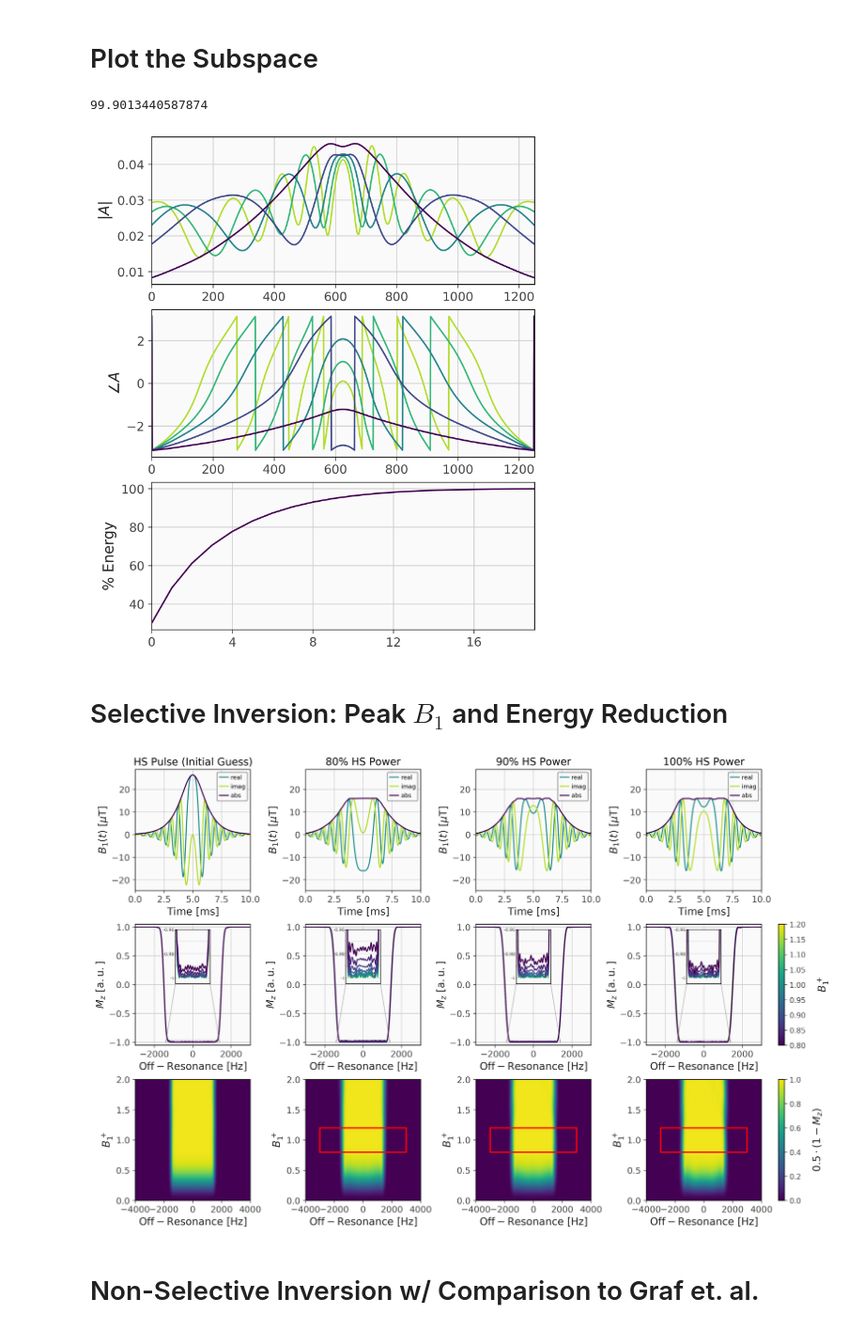
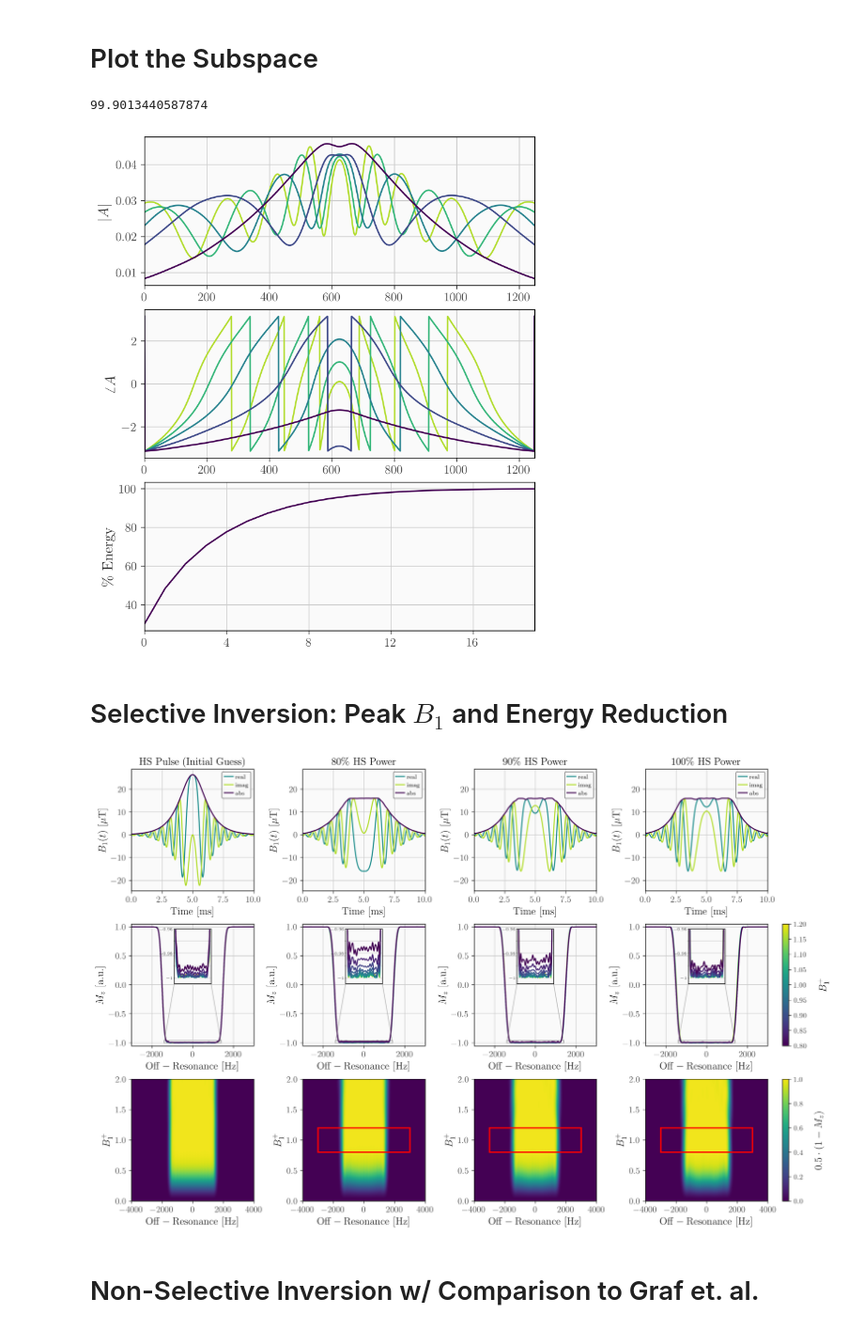
Before and after one commit to AdaptiveMRILab/constrained_inversion_mrm, a Jupyter notebook: plot_pulses.ipynb, the cells around one changed output. Shown at 94% size. Saved outputs shown, nothing was run; the diff lists cells and outputs as text; code cells hidden in the pictures.

Commit message:
updated plots saved

```diff
--- a/plot_pulses.ipynb
+++ b/plot_pulses.ipynb
@@ -10,7 +10,7 @@ import matplotlib.colors as mcolors
 from matplotlib.colors import LinearSegmentedColormap
 from mpl_toolkits.axes_grid1.inset_locator import inset_axes, mark_inset
 
-use_tex = 0
+use_tex = 1
 plt.rcParams['text.usetex'] = use_tex
 matplotlib.rcParams['font.size'] = 14         # overall font size
 matplotlib.rcParams['axes.titlesize'] = 14    # size of the axes title
@@ -68,7 +68,7 @@ plt.savefig(figfile)
 plt.show()
 # %% [output]
 99.9013440587874
-[figure, old version]
+[figure, new version]
 # %% [markdown]
 # Selective Inversion: Peak $B_1$ and Energy Reduction
 # %%
@@ -130,35 +130,35 @@ with h5py.File(data_file,'r') as F:
         inax.set_xlim(-1400, 1400)
         inax.set_ylim(-1.005, -0.96)
         inax.tick_params(axis='x', labelsize=6)
         inax.tick_params(axis='y', labelsize=6, pad=0.25, length=1)
         inax.set_yticks([-1, -0.99, -0.98, -0.97, -0.96])
-        inax.set_yticklabels(['-1', '', '-0.98', '', '-0.96'])
+        inax.set_yticklabels([r'$-1$', '', r'$-0.98$', '', r'$-0.96$'])
         inax.set_xticks([])
         inax.set_xticklabels([])
         inax.grid()
         mark_inset(ax[1,p], inax, loc1=3, loc2=4, ec='gray', alpha=0.5)
 
         img = ax[2,p].imshow((1-mz_eval)/2, vmin=0.0, vmax=1.0, cmap=cmap, extent=[freq_eval.min(), freq_eval.max(), b1_eval.min(), b1_eval.max()], origin='lower')
         ax[2,p].set_aspect('auto')
         ax[2,p].set_ylabel(r'$B_1^+$')
         ax[2,p].set_xlabel(r'$\mathrm{Off-Resonance\ [Hz]}$')
         if show_optimized_region:
             rect = matplotlib.patches.Rectangle((x_corner, y_corner), width, height, linewidth=2, edgecolor='red', facecolor='none')
             ax[2,p].add_patch(rect)
 
     cbar1 = fig.colorbar(sm, ax=ax[1,-1])
     cbar1.ax.tick_params(labelsize=10)
     cbar1.set_label(r'$B_1^+$', labelpad=15)
 
     cbar2 = fig.colorbar(img, ax=ax[2,-1])
     cbar2.ax.tick_params(labelsize=10)
     cbar2.set_label(r'$0.5\cdot (1 - M_z)$', labelpad=15)
 
     figfile = os.path.join(data_dir, 'figure_selective_%d.png'%(use_tex))
     plt.savefig(figfile)
     plt.show()
 # %% [output]
-[figure, old version]
+[figure, new version]
 # %% [markdown]
 # Non-Selective Inversion w/ Comparison to Graf et. al.
 # %%
```
Also changed, not shown: parts of 1 cell of this notebook, 2 other files.
